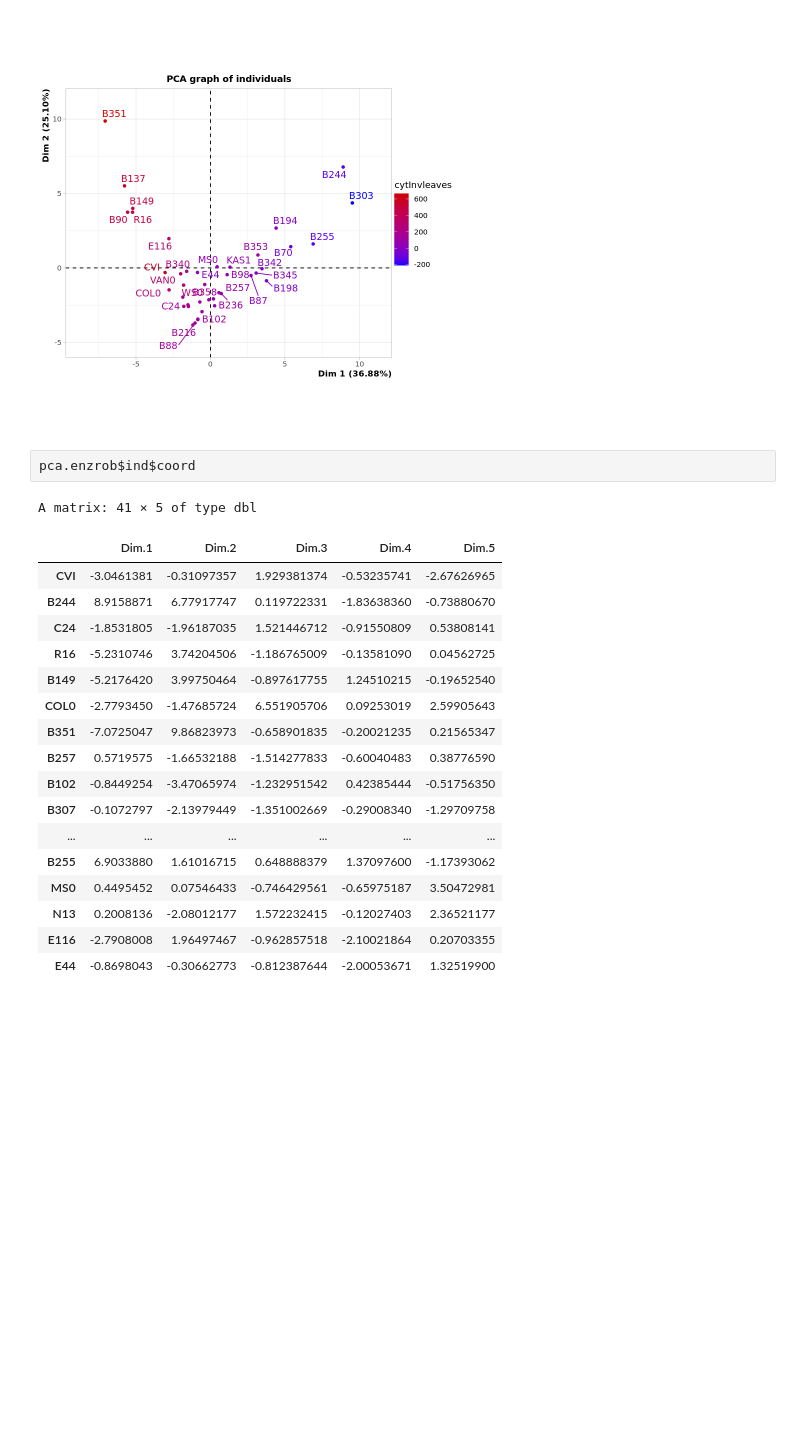
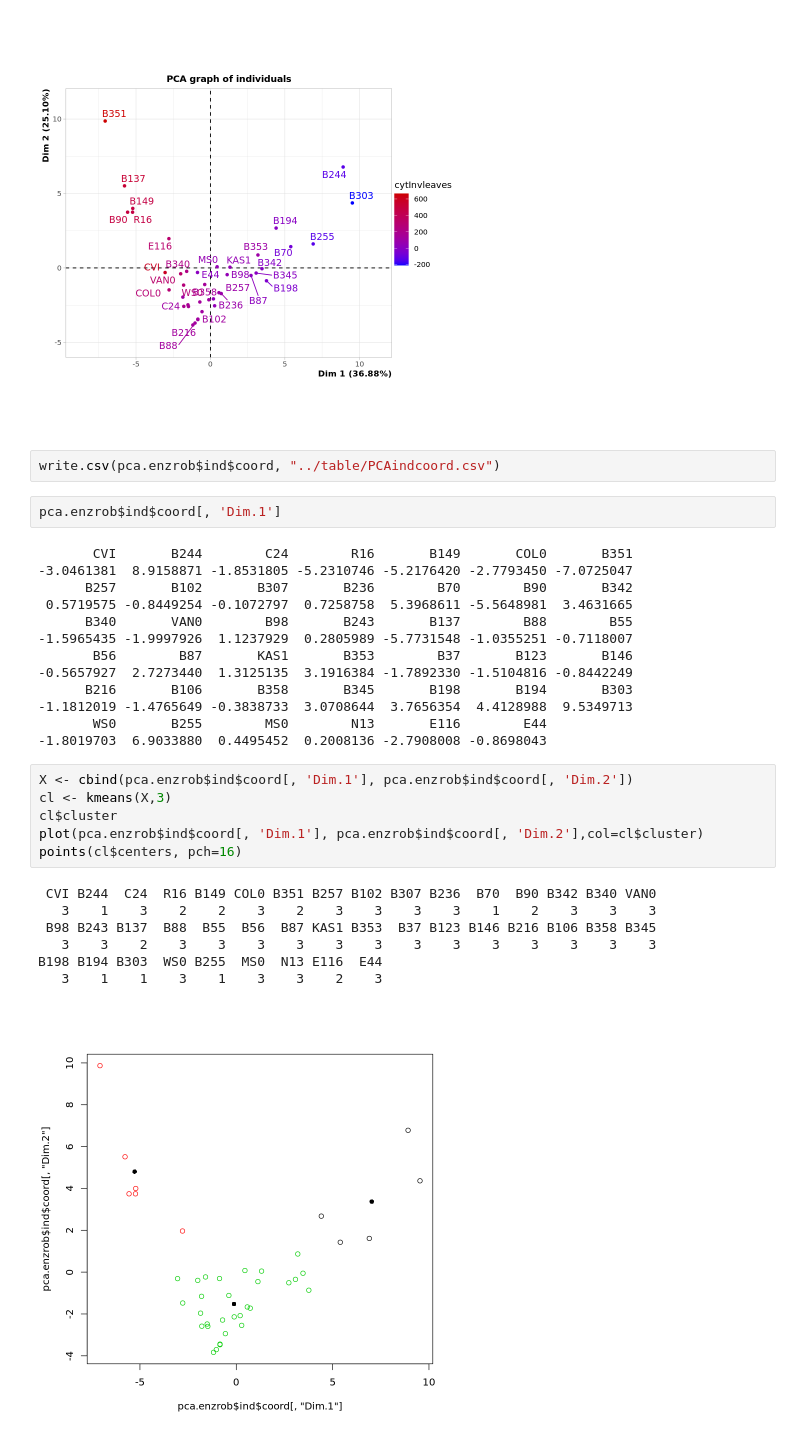
Before and after one commit to matinnuhamunada/thesis_bang_jaya, a Jupyter notebook: notebook/03_rscript.ipynb, the cells around one changed output. Cells and saved outputs as stored; diff of their text form; blank space fills up the shorter version.

Commit message:
clustering

```diff
--- a/notebook/03_rscript.ipynb
+++ b/notebook/03_rscript.ipynb
@@ -307,24 +307,34 @@ plot.PCA(pca.enzrob, axes=c(1, 2), choix="ind", habillage=2)
 Warning message:
 “ggrepel: 12 unlabeled data points (too many overlaps). Consider increasing max.overlaps”
 [figure]
+# %%
+write.csv(pca.enzrob$ind$coord, "../table/PCAindcoord.csv")
 # %%
-pca.enzrob$ind$coord
+pca.enzrob$ind$coord[, 'Dim.1']
 # %% [output]
-A matrix: 41 × 5 of type dbl
+       CVI       B244        C24        R16       B149       COL0       B351
+-3.0461381  8.9158871 -1.8531805 -5.2310746 -5.2176420 -2.7793450 -7.0725047
+      B257       B102       B307       B236        B70        B90       B342
+ 0.5719575 -0.8449254 -0.1072797  0.7258758  5.3968611 -5.5648981  3.4631665
+      B340       VAN0        B98       B243       B137        B88        B55
+-1.5965435 -1.9997926  1.1237929  0.2805989 -5.7731548 -1.0355251 -0.7118007
+       B56        B87       KAS1       B353        B37       B123       B146
+-0.5657927  2.7273440  1.3125135  3.1916384 -1.7892330 -1.5104816 -0.8442249
+      B216       B106       B358       B345       B198       B194       B303
+-1.1812019 -1.4765649 -0.3838733  3.0708644  3.7656354  4.4128988  9.5349713
+       WS0       B255        MS0        N13       E116        E44
+-1.8019703  6.9033880  0.4495452  0.2008136 -2.7908008 -0.8698043
-|  | Dim.1 | Dim.2 | Dim.3 | Dim.4 | Dim.5 |
-| CVI | -3.0461381 | -0.31097357 | 1.929381374 | -0.53235741 | -2.67626965 |
-| B244 | 8.9158871 | 6.77917747 | 0.119722331 | -1.83638360 | -0.73880670 |
-| C24 | -1.8531805 | -1.96187035 | 1.521446712 | -0.91550809 | 0.53808141 |
-| R16 | -5.2310746 | 3.74204506 | -1.186765009 | -0.13581090 | 0.04562725 |
-| B149 | -5.2176420 | 3.99750464 | -0.897617755 | 1.24510215 | -0.19652540 |
-| COL0 | -2.7793450 | -1.47685724 | 6.551905706 | 0.09253019 | 2.59905643 |
-| B351 | -7.0725047 | 9.86823973 | -0.658901835 | -0.20021235 | 0.21565347 |
-| B257 | 0.5719575 | -1.66532188 | -1.514277833 | -0.60040483 | 0.38776590 |
-| B102 | -0.8449254 | -3.47065974 | -1.232951542 | 0.42385444 | -0.51756350 |
-| B307 | -0.1072797 | -2.13979449 | -1.351002669 | -0.29008340 | -1.29709758 |
-| ... | ... | ... | ... | ... | ... |
-| B255 | 6.9033880 | 1.61016715 | 0.648888379 | 1.37097600 | -1.17393062 |
-| MS0 | 0.4495452 | 0.07546433 | -0.746429561 | -0.65975187 | 3.50472981 |
-| N13 | 0.2008136 | -2.08012177 | 1.572232415 | -0.12027403 | 2.36521177 |
-| E116 | -2.7908008 | 1.96497467 | -0.962857518 | -2.10021864 | 0.20703355 |
-| E44 | -0.8698043 | -0.30662773 | -0.812387644 | -2.00053671 | 1.32519900 |
+# %%
+X <- cbind(pca.enzrob$ind$coord[, 'Dim.1'], pca.enzrob$ind$coord[, 'Dim.2'])
+cl <- kmeans(X,3)
+cl$cluster
+plot(pca.enzrob$ind$coord[, 'Dim.1'], pca.enzrob$ind$coord[, 'Dim.2'],col=cl$cluster)
+points(cl$centers, pch=16)
+# %% [output]
+ CVI B244  C24  R16 B149 COL0 B351 B257 B102 B307 B236  B70  B90 B342 B340 VAN0
+   3    1    3    2    2    3    2    3    3    3    3    1    2    3    3    3
+ B98 B243 B137  B88  B55  B56  B87 KAS1 B353  B37 B123 B146 B216 B106 B358 B345
+   3    3    2    3    3    3    3    3    3    3    3    3    3    3    3    3
+B198 B194 B303  WS0 B255  MS0  N13 E116  E44
+   3    1    1    3    1    3    3    2    3
+[figure, added]
```
Also changed, not shown: parts of 1 cell of this notebook, 2 other files.
